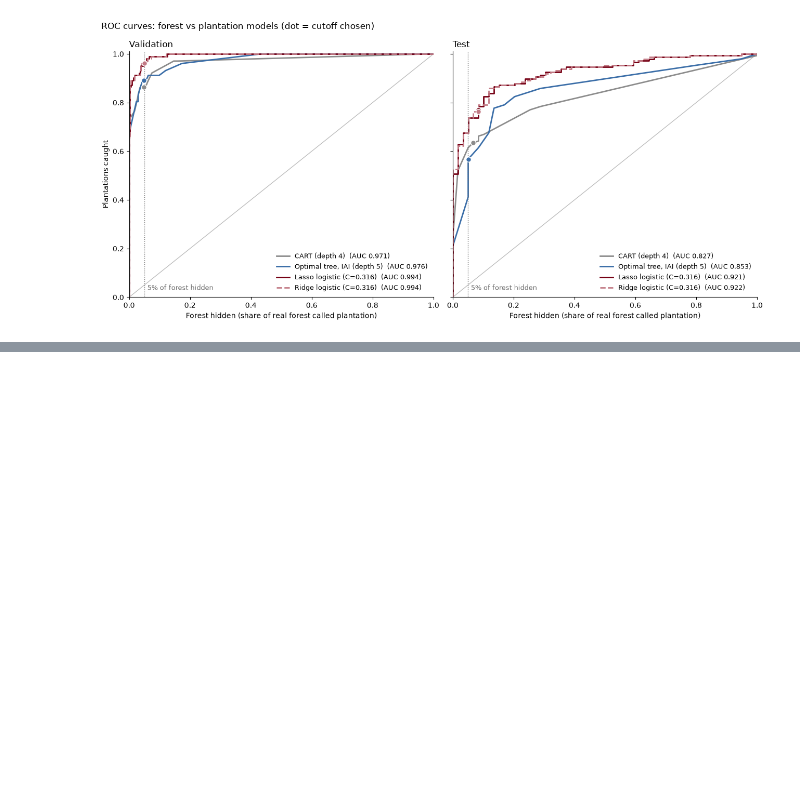
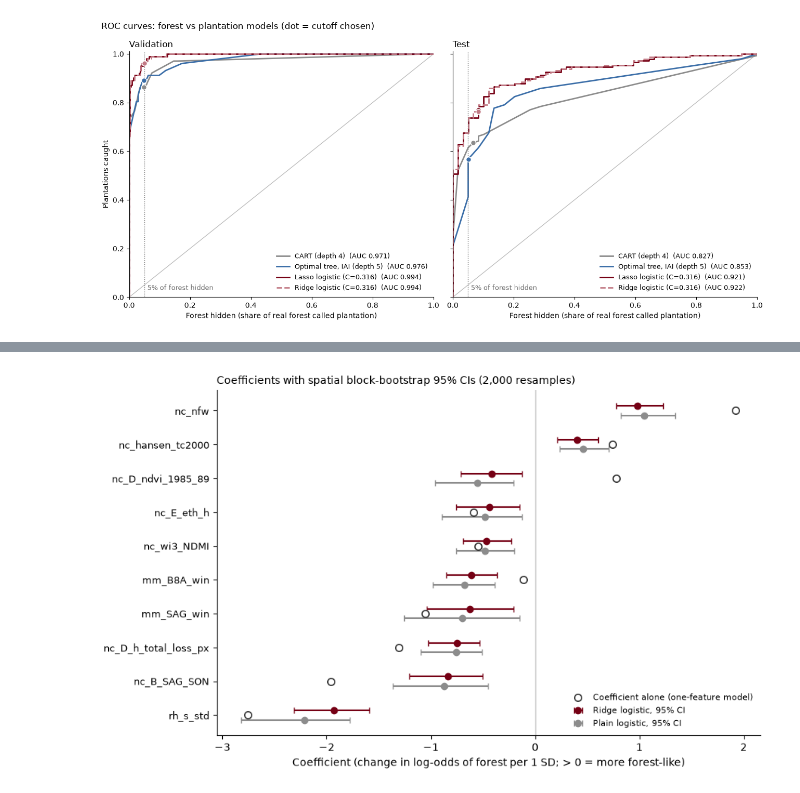
Before and after one commit to clement-docteur/mit_cropin_alab, a Jupyter notebook: models/interpretable_model_V1_less_features.ipynb, the cells around one changed output, grey strips where cells are left out. Drawn from its saved outputs; the diff is of its cells as text; code cells hidden in the pictures; blank space fills up the shorter version.

```diff
--- a/models/interpretable_model_V1_less_features.ipynb
+++ b/models/interpretable_model_V1_less_features.ipynb
@@ -302,0 +420,19 @@ plt.show()
+# %%
+blocks = train.block.to_numpy()
+block_ids = np.unique(blocks)
+rows_of = {b: np.flatnonzero(blocks == b) for b in block_ids}
+models = {'ridge': lambda: LogisticRegression(C=ridge_C, solver='liblinear', max_iter=5000), 'plain': plain}
+rng = np.random.default_rng(0)
+boot = {n: [] for n in models}
+for _ in range(2000):
+    s = np.concatenate([rows_of[b] for b in rng.choice(block_ids, len(block_ids))])  # resample whole blocks
+    for n, mk in models.items():
+        boot[n].append(mk().fit(Xz[s], yz[s]).coef_[0])
+
+coef_tab = {}
+for n, mk in models.items():
+    b, est = np.array(boot[n]), mk().fit(Xz, yz).coef_[0]
+    coef_tab[n] = pd.DataFrame({'coef': est, 'CI low': np.percentile(b, 2.5, axis=0), 'CI high': np.percentile(b, 97.5, axis=0),
+                                'same sign': (np.sign(b) == np.sign(est)).mean(axis=0)}, index=X_cols)
+coef_tab = pd.concat(coef_tab, axis=1).sort_values(('ridge', 'coef'))
+coef_tab.round(3)
@@ -302,0 +452,20 @@ plt.show()
+# %%
+# Ridge (burgundy) and plain (grey) coefficients with 95% block-bootstrap CIs; open circle = coefficient alone (6a).
+fig, ax = plt.subplots(figsize=(9, 5.5))
+ypos = np.arange(p)
+for n, color, dy in [('ridge', '#750014', 0.14), ('plain', '#8C8C8C', -0.14)]:
+    t = coef_tab[n]
+    ax.errorbar(t.coef, ypos + dy, xerr=[t.coef - t['CI low'], t['CI high'] - t.coef], fmt='o', color=color, ms=6,
+                capsize=3, lw=1.5, label=f'{n.capitalize()} logistic, 95% CI')
+ax.scatter(collin.loc[coef_tab.index, 'coef alone'], ypos, s=45, facecolors='white', edgecolors='#333333', lw=1.2,
+           zorder=3, label='Coefficient alone (one-feature model)')
+ax.axvline(0, color='#BDBDBD', lw=1)
+ax.set_yticks(ypos, coef_tab.index, fontsize=9)
+ax.set_xlabel('Coefficient (change in log-odds of forest per 1 SD; > 0 = more forest-like)')
+ax.set_title('Coefficients with spatial block-bootstrap 95% CIs (2,000 resamples)', loc='left', fontsize=10)
+ax.legend(loc='lower right', fontsize=8, frameon=False)
+ax.spines[['top', 'right']].set_visible(False)
+fig.tight_layout()
+plt.show()
+# %% [output]
+[figure, added]
```
Also changed, not shown: parts of 11 cells of this notebook, 4 other files.
